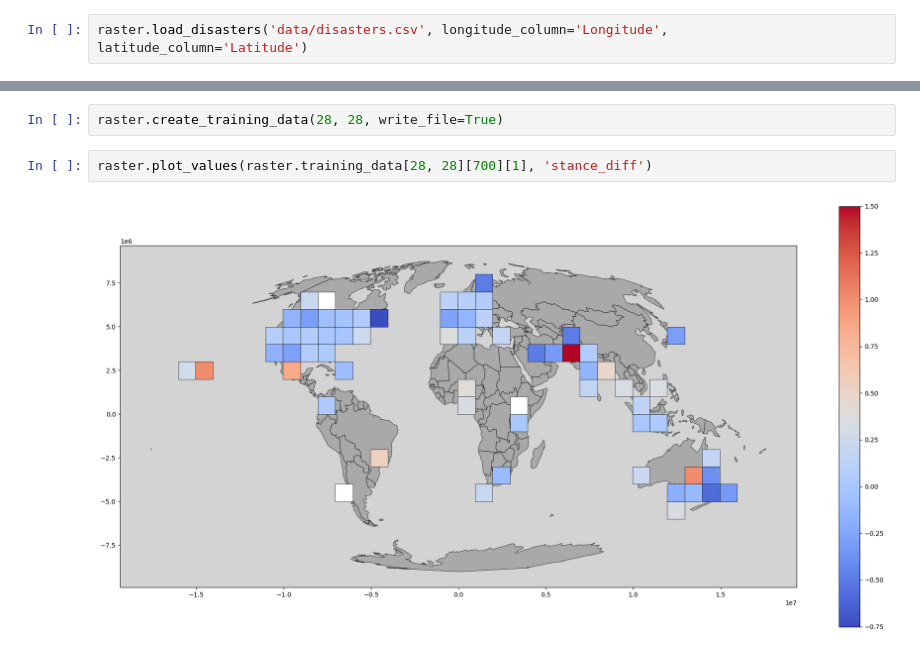
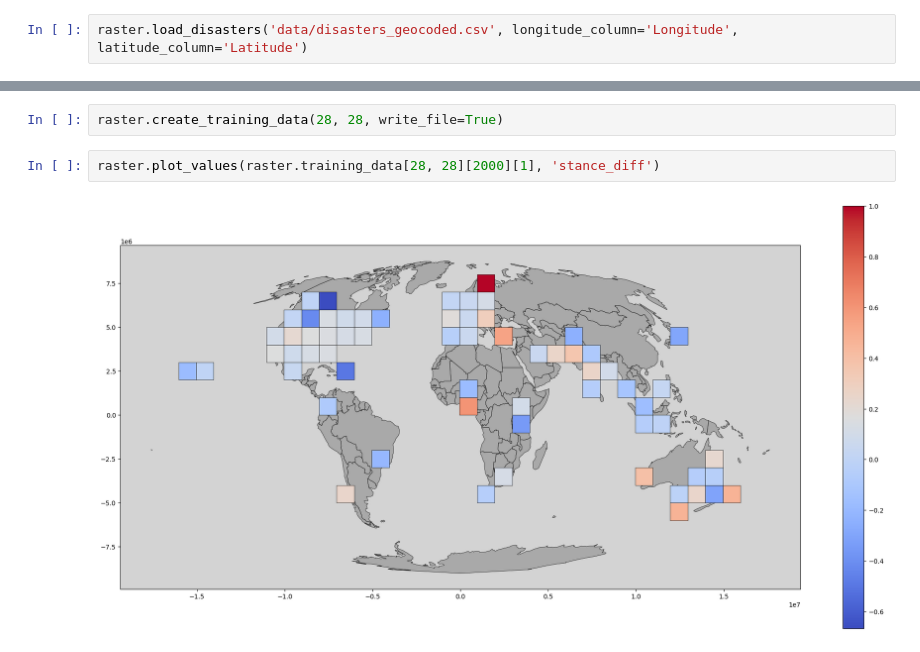
Before and after one commit to dguzh/DisasterTweetAnalytics, a Jupyter notebook: Demo.ipynb, the cells around one changed output, grey strips where cells are left out. Cells and saved outputs as stored; diff of their text form.

```diff
--- a/Demo.ipynb
+++ b/Demo.ipynb
@@ -10,10 +12,10 @@ raster.load_tweets('data/tweets.csv', longitude_column='lng', latitude_column='l
 # %%
-raster.load_disasters('data/disasters.csv', longitude_column='Longitude', latitude_column='Latitude')
+raster.load_disasters('data/disasters_geocoded.csv', longitude_column='Longitude', latitude_column='Latitude')
 # %%
 raster.select_most_active_pixels(64)
 # %%
 raster.create_training_data(28, 28, write_file=True)
 # %%
-raster.plot_values(raster.training_data[28, 28][700][1], 'stance_diff')
+raster.plot_values(raster.training_data[28, 28][2000][1], 'stance_diff')
 # %% [output]
-[figure, old version]
+[figure, new version]
```
Also changed, not shown: parts of 1 cell of this notebook, 2 other files.
